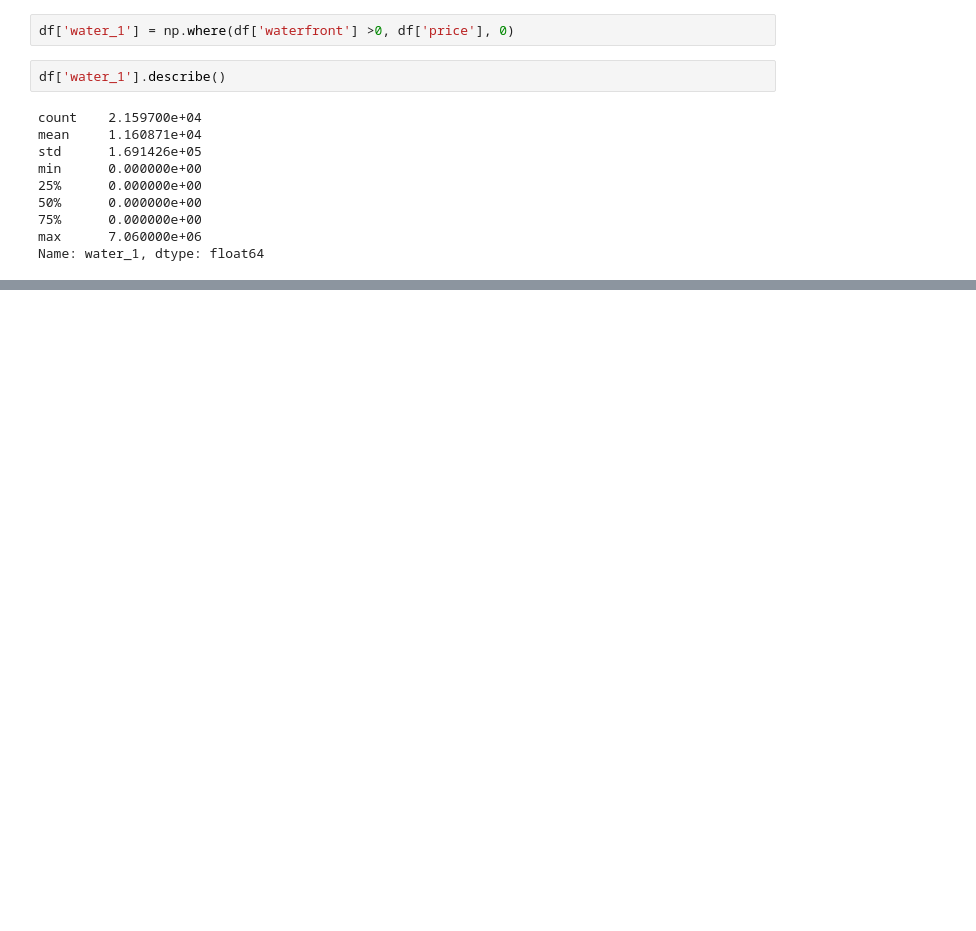
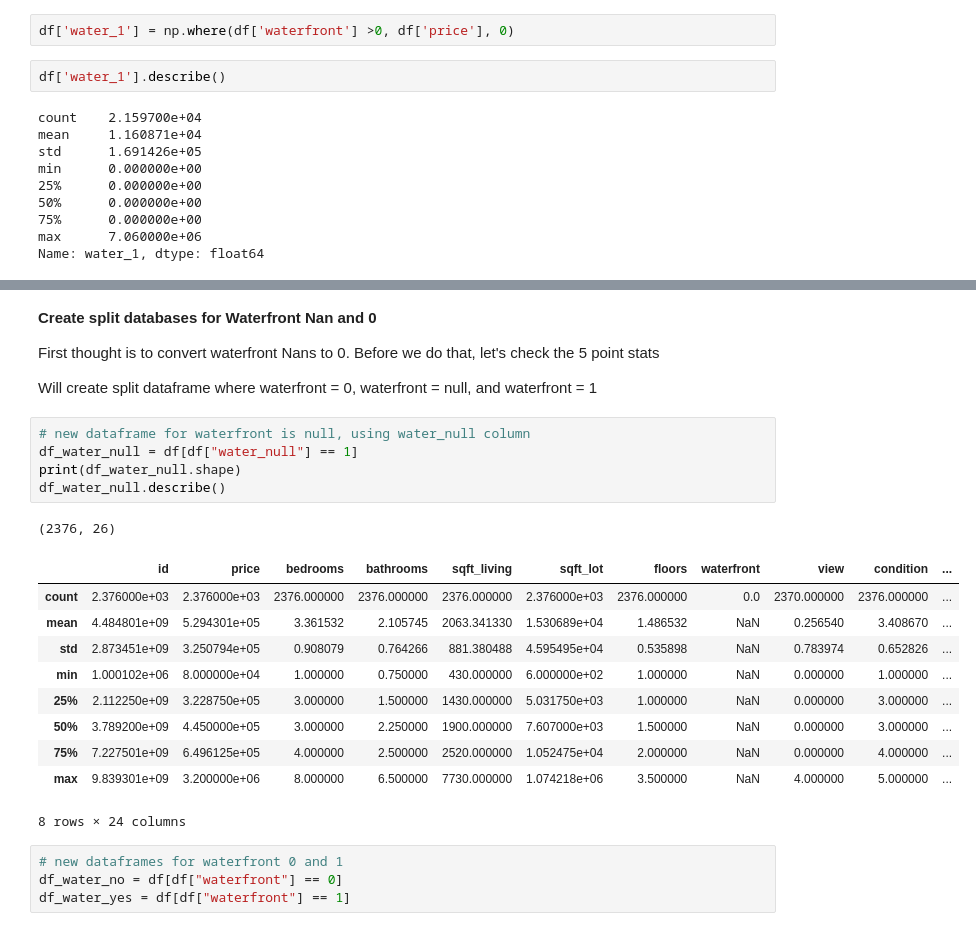
Before and after one commit to AndrewJ1/FI_Module_1, a Jupyter notebook: FinalProject/dsc-1-final-project-online-ds-pt-041519/Working.ipynb, the cells around one changed output, grey strips where cells are left out. Drawn from its saved outputs; the diff is of its cells as text; blank space fills up the shorter version.

```diff
--- a/FinalProject/dsc-1-final-project-online-ds-pt-041519/Working.ipynb
+++ b/FinalProject/dsc-1-final-project-online-ds-pt-041519/Working.ipynb
@@ -237,0 +375,27 @@ df['test'].sum()
+# %% [markdown]
+**Create split databases for Waterfront Nan and 0**
+
+First thought is to convert waterfront Nans to 0. Before we do that, let's check the 5 point stats
+
+Will create split dataframe where waterfront = 0, waterfront = null, and waterfront = 1
+# %%
+# new dataframe for waterfront is null, using water_null column
+df_water_null = df[df["water_null"] == 1]
+print(df_water_null.shape)
+df_water_null.describe()
+# %% [output]
+(2376, 26)
+|  | id | price | bedrooms | bathrooms | sqft_living | sqft_lot | floors | waterfront | view | condition | ... |
+| count | 2.376000e+03 | 2.376000e+03 | 2376.000000 | 2376.000000 | 2376.000000 | 2.376000e+03 | 2376.000000 | 0.0 | 2370.000000 | 2376.000000 | ... |
+| mean | 4.484801e+09 | 5.294301e+05 | 3.361532 | 2.105745 | 2063.341330 | 1.530689e+04 | 1.486532 | NaN | 0.256540 | 3.408670 | ... |
+| std | 2.873451e+09 | 3.250794e+05 | 0.908079 | 0.764266 | 881.380488 | 4.595495e+04 | 0.535898 | NaN | 0.783974 | 0.652826 | ... |
+| min | 1.000102e+06 | 8.000000e+04 | 1.000000 | 0.750000 | 430.000000 | 6.000000e+02 | 1.000000 | NaN | 0.000000 | 1.000000 | ... |
+| 25% | 2.112250e+09 | 3.228750e+05 | 3.000000 | 1.500000 | 1430.000000 | 5.031750e+03 | 1.000000 | NaN | 0.000000 | 3.000000 | ... |
+| 50% | 3.789200e+09 | 4.450000e+05 | 3.000000 | 2.250000 | 1900.000000 | 7.607000e+03 | 1.500000 | NaN | 0.000000 | 3.000000 | ... |
+| 75% | 7.227501e+09 | 6.496125e+05 | 4.000000 | 2.500000 | 2520.000000 | 1.052475e+04 | 2.000000 | NaN | 0.000000 | 4.000000 | ... |
+| max | 9.839301e+09 | 3.200000e+06 | 8.000000 | 6.500000 | 7730.000000 | 1.074218e+06 | 3.500000 | NaN | 4.000000 | 5.000000 | ... |
+8 rows × 24 columns
+# %%
+# new dataframes for waterfront 0 and 1
+df_water_no = df[df["waterfront"] == 0]
+df_water_yes = df[df["waterfront"] == 1]
```
Also changed, not shown: parts of 46 cells of this notebook.
